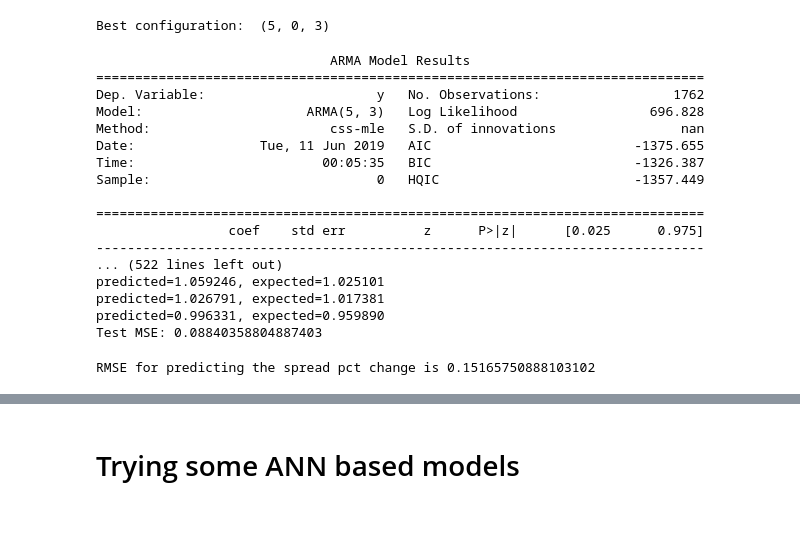
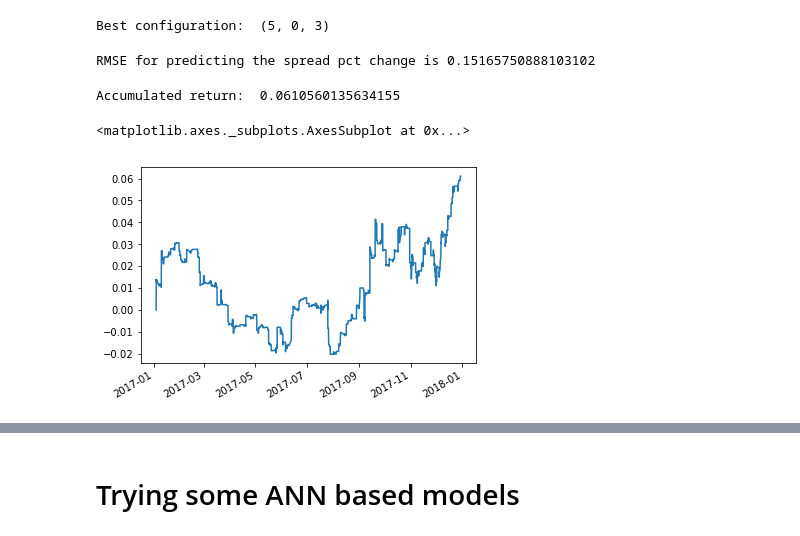
Before and after one commit to simaomsarmento/PairsTrading, a Jupyter notebook: PairsTrading_CommodityETFs-Forecasting.ipynb, the cells around one changed output, grey strips where cells are left out. Drawn from its saved outputs; the diff is of its cells as text; code cells hidden in the pictures.

```diff
--- a/PairsTrading_CommodityETFs-Forecasting.ipynb
+++ b/PairsTrading_CommodityETFs-Forecasting.ipynb
@@ -311,26 +408,6 @@ Val RMSE: 2.977E-01
 print('Best configuration: ', best_config)
 # %% [output]
 Best configuration:  (5, 0, 3)
-# %%
-error, arima_predictions = rolling_ARIMA(example_spread, 5, 0, 3, train_val_split)
-# %% [output]
-                              ARMA Model Results
-==============================================================================
-Dep. Variable:                      y   No. Observations:                 1762
-Model:                     ARMA(5, 3)   Log Likelihood                 696.828
-Method:                       css-mle   S.D. of innovations                nan
-Date:                Tue, 11 Jun 2019   AIC                          -1375.655
-Time:                        00:05:35   BIC                          -1326.387
-Sample:                             0   HQIC                         -1357.449
-
-==============================================================================
-                 coef    std err          z      P>|z|      [0.025      0.975]
-------------------------------------------------------------------------------
-... (522 lines left out)
-predicted=1.059246, expected=1.025101
-predicted=1.026791, expected=1.017381
-predicted=0.996331, expected=0.959890
-Test MSE: 0.08840358804887403
 # %%
 print('RMSE for predicting the spread pct change is {}'.format(np.sqrt(0.023)))
 # %% [output]
@@ -338,3 +415,17 @@ RMSE for predicting the spread pct change is 0.15165750888103102
 # %%
 # see persistent forecasting
 # try with more delays
+# %%
+ret_example, cumret_example, summary_example = forecast_spread_trading(X=x_val, Y=y_val,
+                                                       spread=spread_val,
+                                                       beta=beta,
+                                                       predictions=arima_static_predictions,
+                                                       long_threshold=0.01,
+                                                       short_threshold = -0.01,
+                                                       auto_threshold=True)
+print('Accumulated return: ', cumret_example[-1])
+cumret_example.plot()
+# %% [output]
+Accumulated return:  0.0610560135634155
+<matplotlib.axes._subplots.AxesSubplot at 0x...>
+[figure, added]
```
Also changed, not shown: parts of 21 cells of this notebook, 3 other files.
